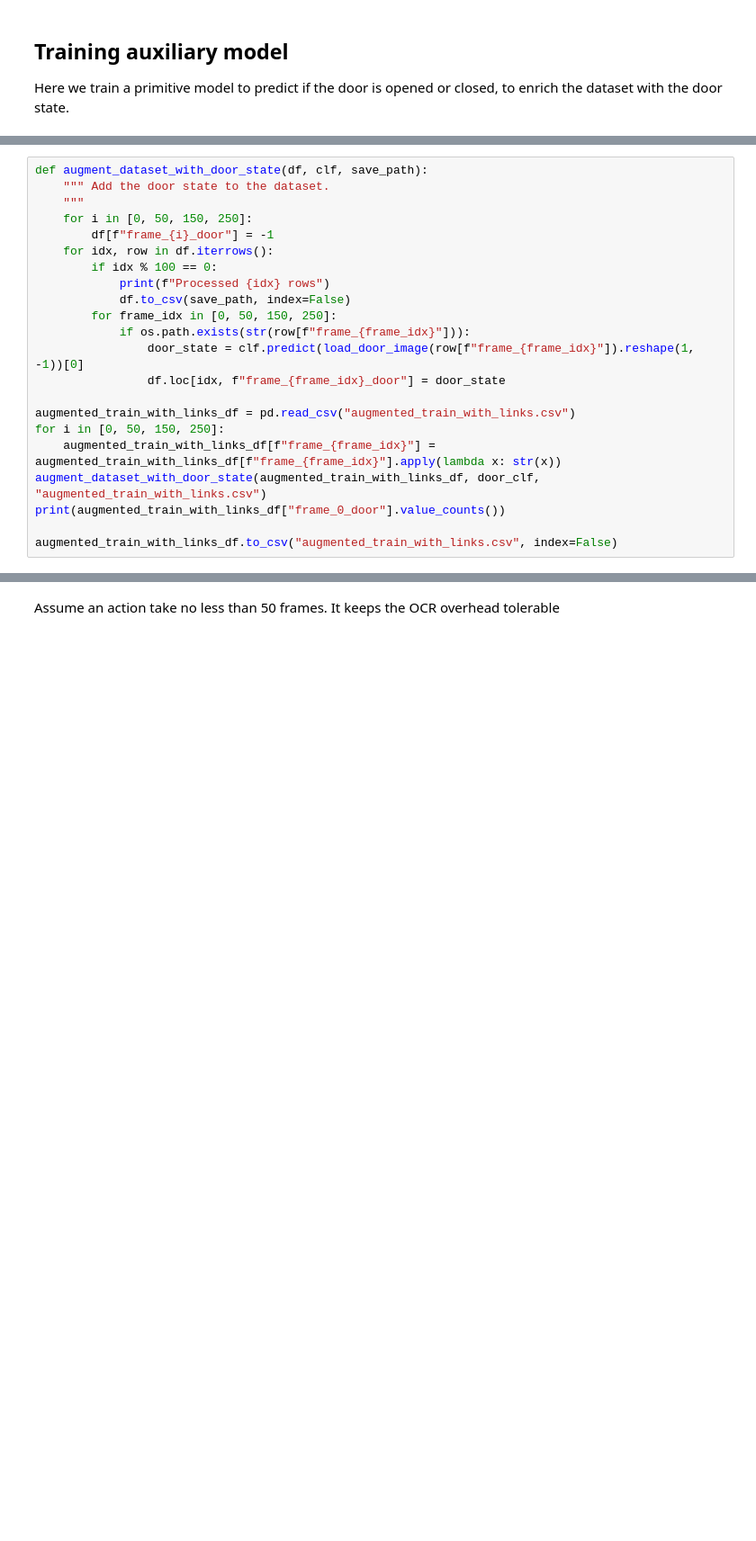
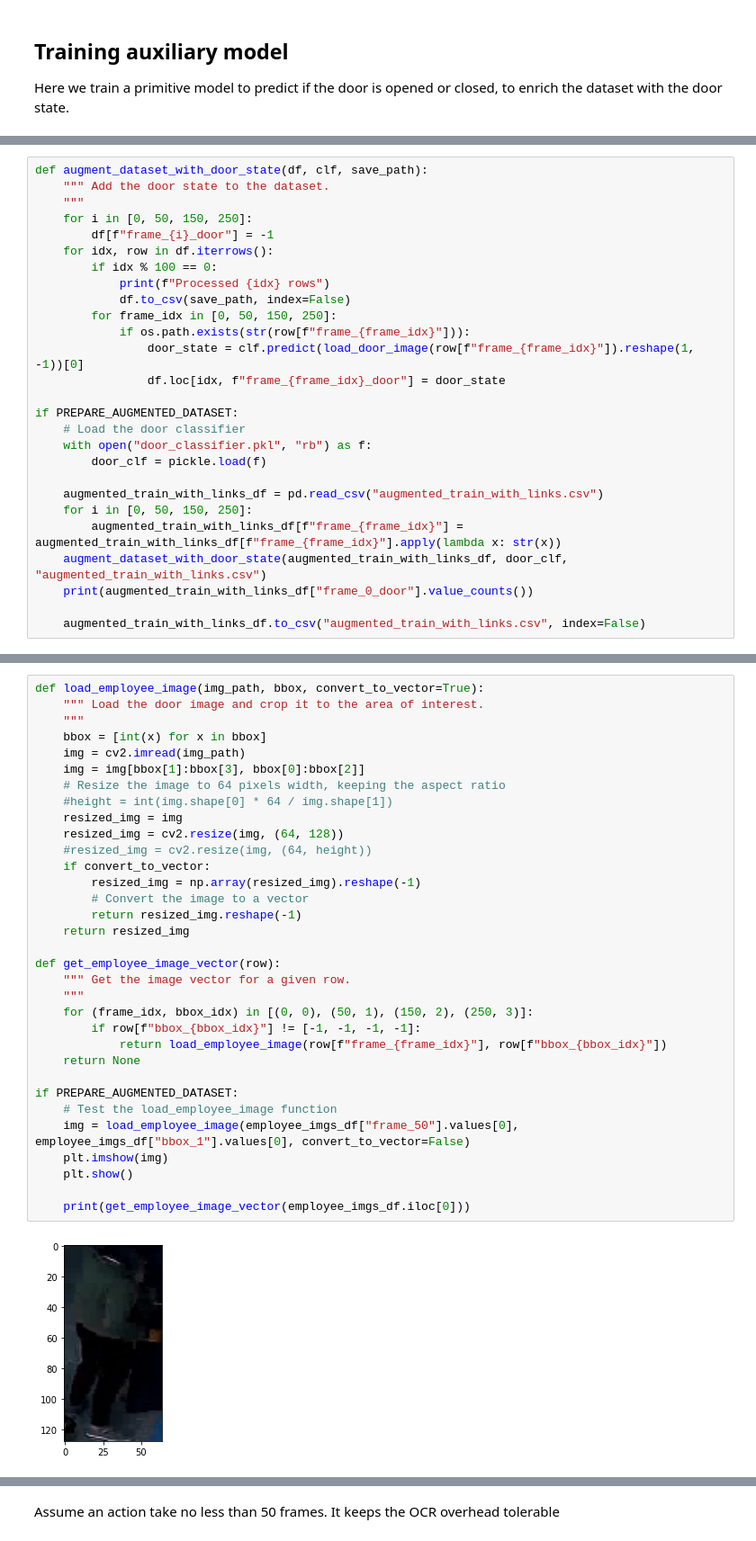
Before and after one commit to cheremnov/Irkutsk2022Competition, a Jupyter notebook: yolo_baseline.ipynb, the cells around one changed output, grey strips where cells are left out. Shown at 90% size. Cells and saved outputs as stored; diff of their text form; blank space fills up the shorter version.

```diff
--- a/yolo_baseline.ipynb
+++ b/yolo_baseline.ipynb
@@ -856,11 +884,16 @@ def augment_dataset_with_door_state(df, clf, save_path):
                 door_state = clf.predict(load_door_image(row[f"frame_{frame_idx}"]).reshape(1, -1))[0]
                 df.loc[idx, f"frame_{frame_idx}_door"] = door_state
 
-augmented_train_with_links_df = pd.read_csv("augmented_train_with_links.csv")
-for i in [0, 50, 150, 250]:
-    augmented_train_with_links_df[f"frame_{frame_idx}"] = augmented_train_with_links_df[f"frame_{frame_idx}"].apply(lambda x: str(x))
-augment_dataset_with_door_state(augmented_train_with_links_df, door_clf, "augmented_train_with_links.csv")
-print(augmented_train_with_links_df["frame_0_door"].value_counts())
+if PREPARE_AUGMENTED_DATASET:
+    # Load the door classifier
+    with open("door_classifier.pkl", "rb") as f:
+        door_clf = pickle.load(f)
 
-augmented_train_with_links_df.to_csv("augmented_train_with_links.csv", index=False)
+    augmented_train_with_links_df = pd.read_csv("augmented_train_with_links.csv")
+    for i in [0, 50, 150, 250]:
+        augmented_train_with_links_df[f"frame_{frame_idx}"] = augmented_train_with_links_df[f"frame_{frame_idx}"].apply(lambda x: str(x))
+    augment_dataset_with_door_state(augmented_train_with_links_df, door_clf, "augmented_train_with_links.csv")
+    print(augmented_train_with_links_df["frame_0_door"].value_counts())
+
+    augmented_train_with_links_df.to_csv("augmented_train_with_links.csv", index=False)
 # %% [output]
@@ -895,0 +976,35 @@ Name: frame_0_door, dtype: int64
+# %%
+def load_employee_image(img_path, bbox, convert_to_vector=True):
+    """ Load the door image and crop it to the area of interest.
+    """
+    bbox = [int(x) for x in bbox]
+    img = cv2.imread(img_path)
+    img = img[bbox[1]:bbox[3], bbox[0]:bbox[2]]
+    # Resize the image to 64 pixels width, keeping the aspect ratio
+    #height = int(img.shape[0] * 64 / img.shape[1])
+    resized_img = img
+    resized_img = cv2.resize(img, (64, 128))
+    #resized_img = cv2.resize(img, (64, height))
+    if convert_to_vector:
+        resized_img = np.array(resized_img).reshape(-1)
+        # Convert the image to a vector
+        return resized_img.reshape(-1)
+    return resized_img
+
+def get_employee_image_vector(row):
+    """ Get the image vector for a given row.
+    """
+    for (frame_idx, bbox_idx) in [(0, 0), (50, 1), (150, 2), (250, 3)]:
+        if row[f"bbox_{bbox_idx}"] != [-1, -1, -1, -1]:
+            return load_employee_image(row[f"frame_{frame_idx}"], row[f"bbox_{bbox_idx}"])
+    return None
+
+if PREPARE_AUGMENTED_DATASET:
+    # Test the load_employee_image function
+    img = load_employee_image(employee_imgs_df["frame_50"].values[0], employee_imgs_df["bbox_1"].values[0], convert_to_vector=False)
+    plt.imshow(img)
+    plt.show()
+
+    print(get_employee_image_vector(employee_imgs_df.iloc[0]))
+# %% [output]
+[figure, added]
```
Also changed, not shown: parts of 50 cells of this notebook, 5 other files.
